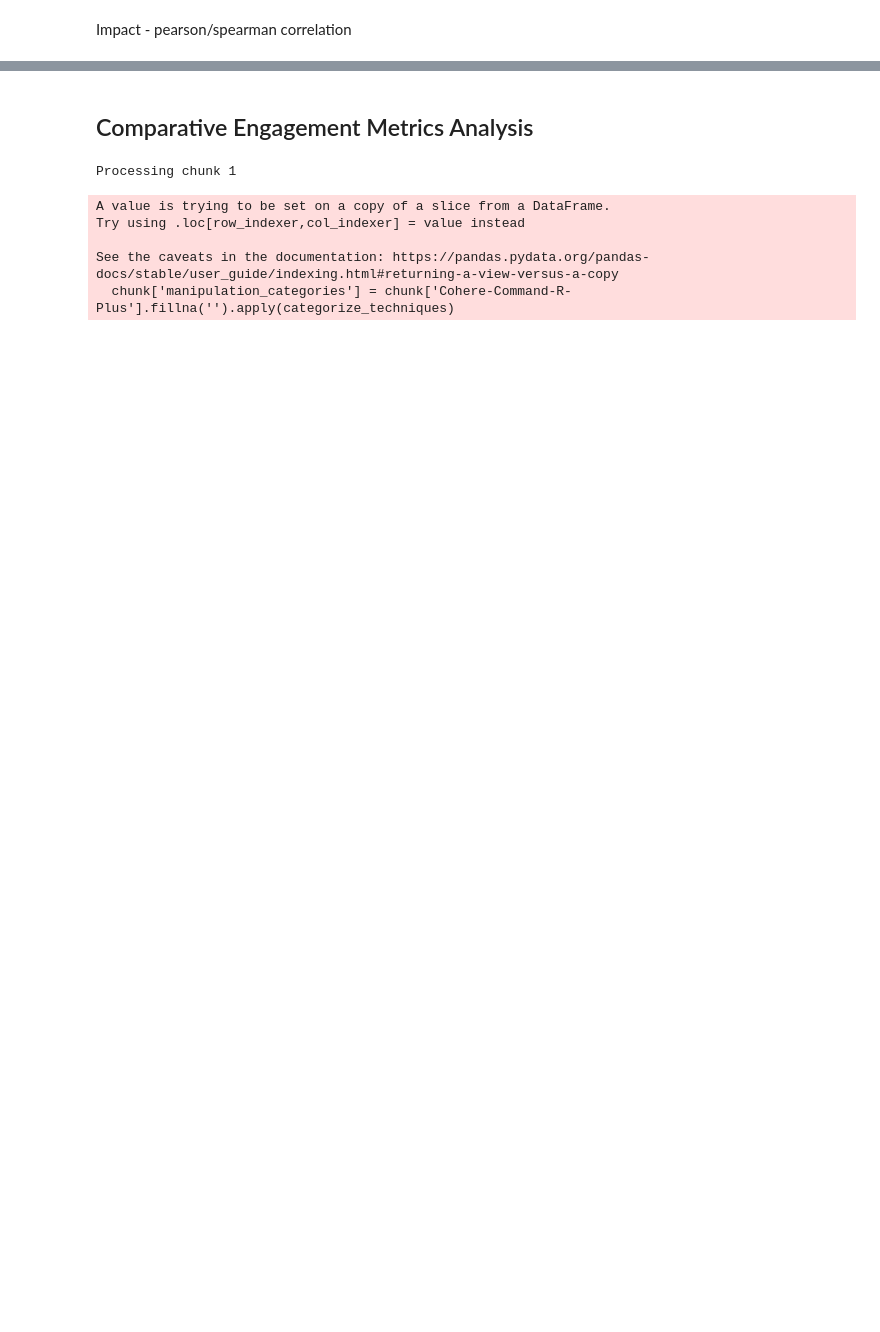
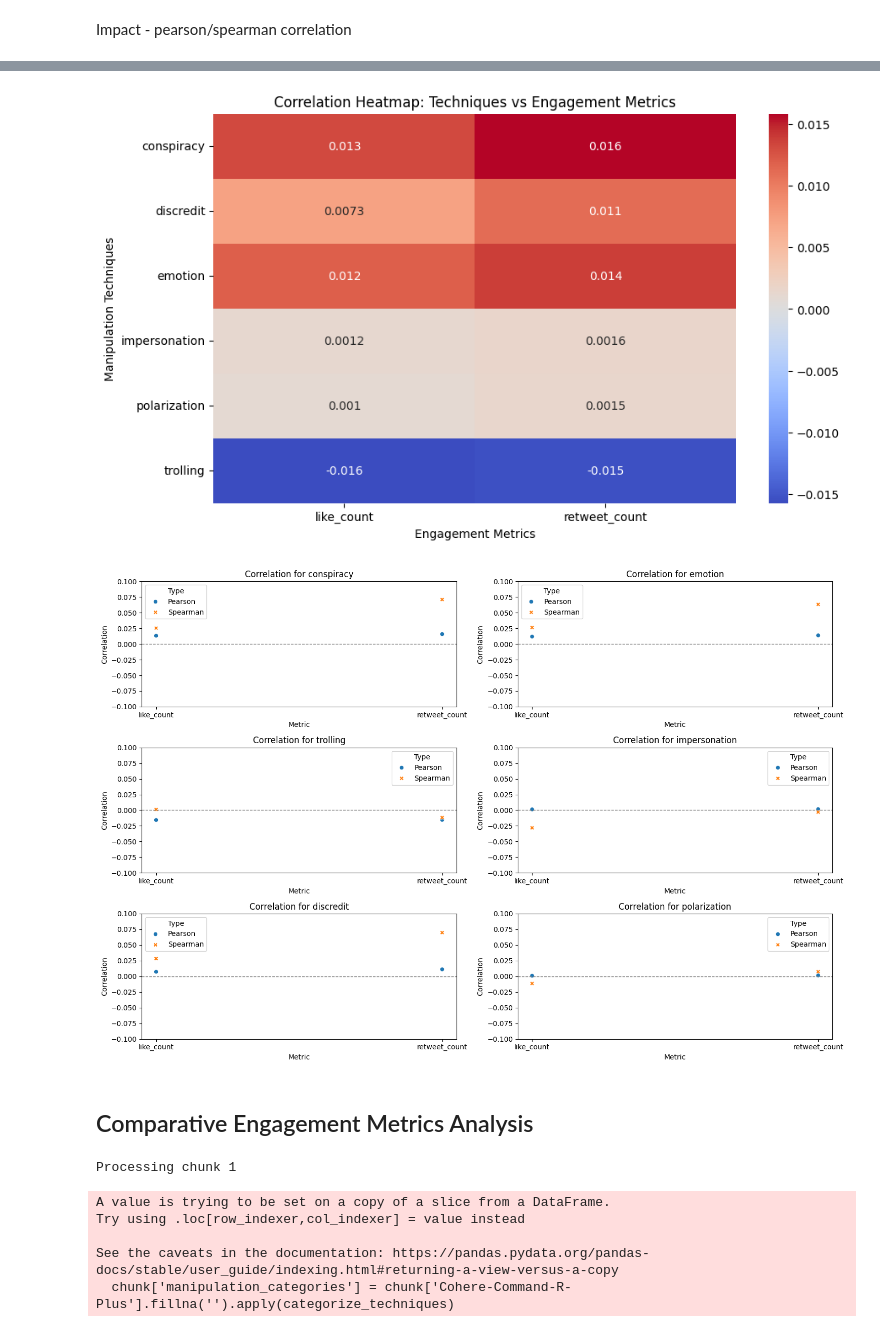
Before and after one commit to AGoyal0512/CS598-CSS, a Jupyter notebook: technique_identification/Engagement_correlation.ipynb, the cells around one changed output, grey strips where cells are left out. Saved outputs shown, nothing was run; the diff lists cells and outputs as text; code cells hidden in the pictures; blank space fills up the shorter version.

Commit message:
added pearson/spearman analysis

```diff
--- a/technique_identification/Engagement_correlation.ipynb
+++ b/technique_identification/Engagement_correlation.ipynb
@@ -266,3 +402,37 @@ significant_group_false_correlation_df = group_false_correlation_df[group_false_
+# %%
+import pandas as pd
+import seaborn as sns
+import matplotlib.pyplot as plt
+
+# Assuming you have already calculated the correlations and stored them in correlation_df
+# If not, use the correlation_df from your previous analysis
+
+# Create a heatmap for the correlation coefficients
+plt.figure(figsize=(10, 6))
+heatmap_data = correlation_df.pivot_table(index='Technique', columns='Metric', values='Correlation', aggfunc='first')
+sns.heatmap(heatmap_data, annot=True, cmap='coolwarm', center=0)
+plt.title('Correlation Heatmap: Techniques vs Engagement Metrics')
+plt.xlabel('Engagement Metrics')
+plt.ylabel('Manipulation Techniques')
+plt.show()
+
+# Create scatter plots for each technique
+plt.figure(figsize=(15, 10))
+techniques = correlation_df['Technique'].unique()
+
+for i, technique in enumerate(techniques, 1):
+    plt.subplot(3, 2, i)
+    tech_data = correlation_df[correlation_df['Technique'] == technique]
+    sns.scatterplot(data=tech_data, x='Metric', y='Correlation', hue='Type', style='Type')
+    plt.title(f'Correlation for {technique}')
+    plt.axhline(0, color='grey', lw=1, ls='--')
+    plt.ylim(-0.1, 0.1)  # Adjust based on your correlation range
+
+plt.tight_layout()
+plt.show()
+# %% [output]
+[figure, added]
+[figure, added]
 # %% [markdown]
 ## Comparative Engagement Metrics Analysis
 # %%
```
Also changed, not shown: parts of 7 cells of this notebook.
